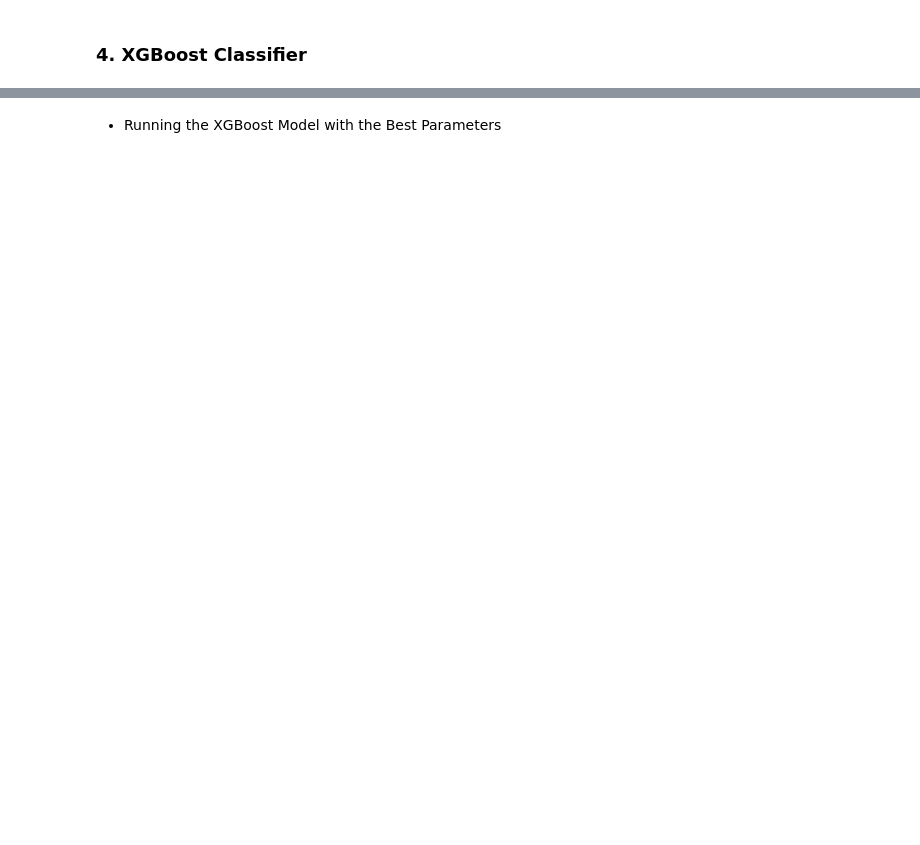
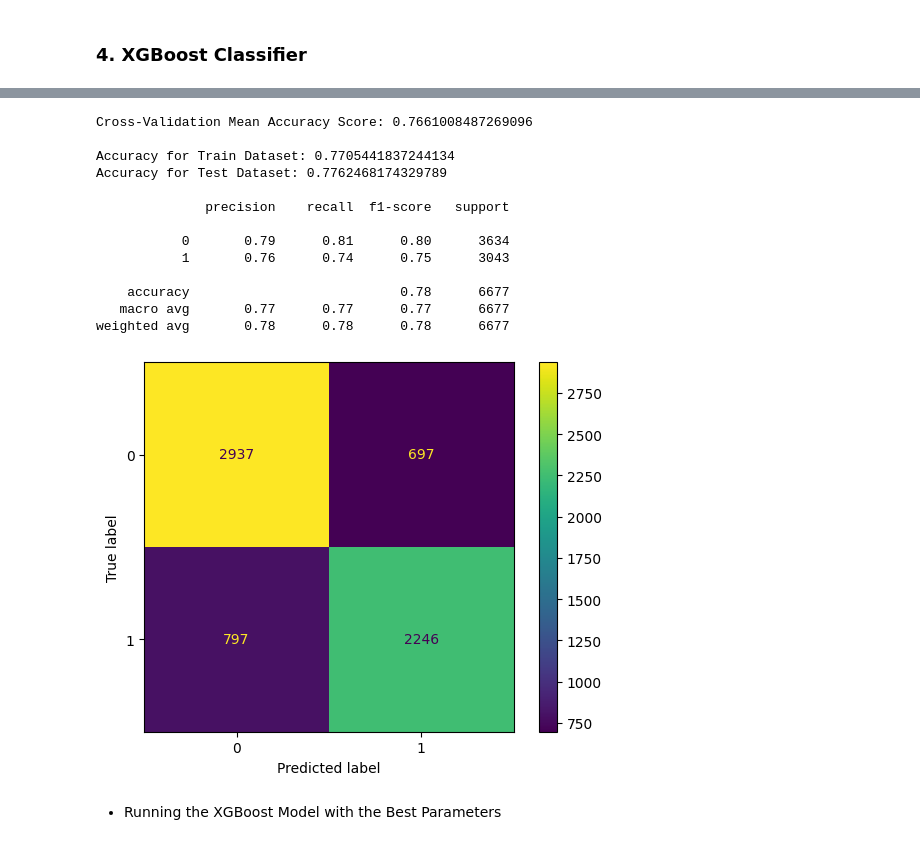
Before and after one commit to MandelaGit/Seasonal_Vaccine_Prediction, a Jupyter notebook: index.ipynb, the cells around one changed output, grey strips where cells are left out. Cells and saved outputs as stored; diff of their text form; code cells hidden in the pictures; blank space fills up the shorter version.

```diff
--- a/index.ipynb
+++ b/index.ipynb
@@ -599,7 +679,7 @@ grid_search.best_params_
 # %%
 #recreating the model with best parameters
 best_params_grid = [{
-    'random_forest__criterion': ['entropy'],
+    'random_forest__criterion': ['gini'],
     'random_forest__max_depth': [8],
     'random_forest__min_samples_split': [2],
     'random_forest__n_estimators': [110]
@@ -650,6 +730,7 @@ weighted avg       0.78      0.78      0.78      6677
 #Instantiate the pipeline with the gradientboosting classifier
 gradient_boosting_pipeline = Pipeline([
     ('preprocessor', preprocessor),
+    ('best_features', best_features),
     ('scaler', StandardScaler()),
     ('gradient', GradientBoostingClassifier())
 ])
@@ -696,8 +796,8 @@ gradient_grid_search.best_params_
 #applying the best parameters to the model
 gradient_best_params = [{
     'gradient__loss': ['log_loss'],
-    'gradient__learning_rate': [0.1, 0.2, 0.3, 0.4],
-    'gradient__n_estimators': [20, 60, 120]
+    'gradient__learning_rate': [0.1],
+    'gradient__n_estimators': [120]
 }]
 
 #Instantiate the grid search and fit the training dataset on the grid search
@@ -713,6 +846,7 @@ eval_model(best_grid_search, X_train, y_train, X_test, y_test)
 
 xgboost_pipeline = Pipeline([
     ('preprocessor', preprocessor),
+    ('best_features', best_features),
     ('scaler', StandardScaler()),
     ('xgb', XGBClassifier())
     ])
@@ -734,3 +886,21 @@ xgboost_grid_search.fit(X_train, y_train)
+# %%
+#Evaluating the model
+eval_model(xgboost_grid_search, X_train, y_train, X_test, y_test)
+# %% [output]
+Cross-Validation Mean Accuracy Score: 0.7661008487269096
+
+Accuracy for Train Dataset: 0.7705441837244134
+Accuracy for Test Dataset: 0.7762468174329789
+
+              precision    recall  f1-score   support
+
+           0       0.79      0.81      0.80      3634
+           1       0.76      0.74      0.75      3043
+
+    accuracy                           0.78      6677
+   macro avg       0.77      0.77      0.77      6677
+weighted avg       0.78      0.78      0.78      6677
+[figure, added]
 # %% [markdown]
 - Running the XGBoost Model with the Best Parameters
 # %%
```
Also changed, not shown: parts of 28 cells of this notebook.
